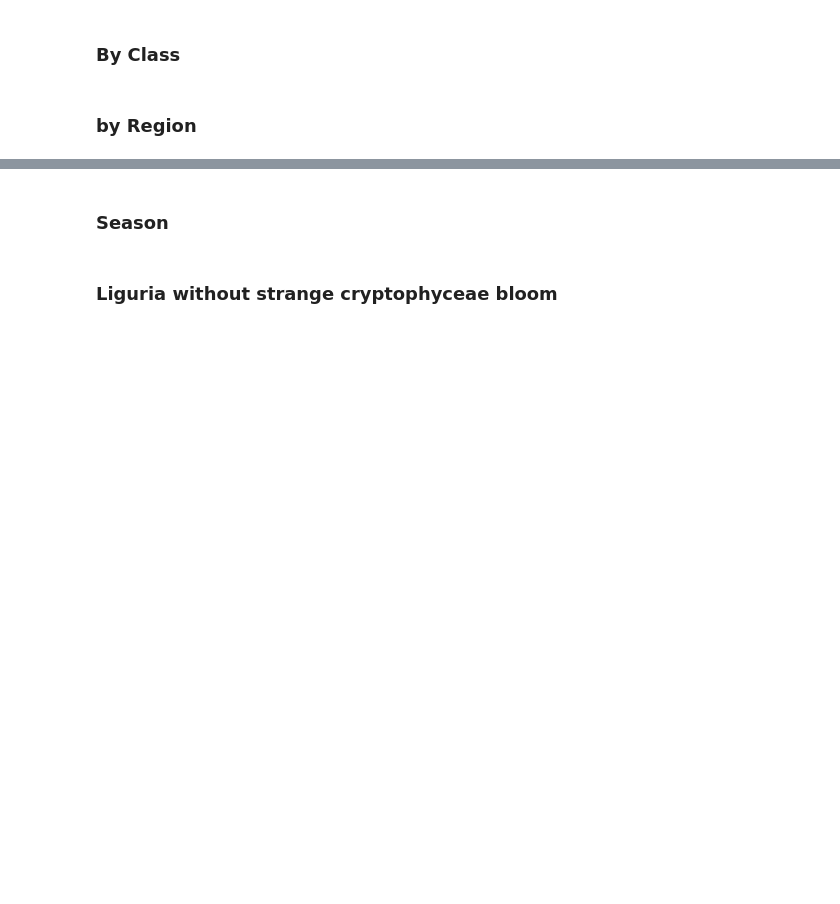
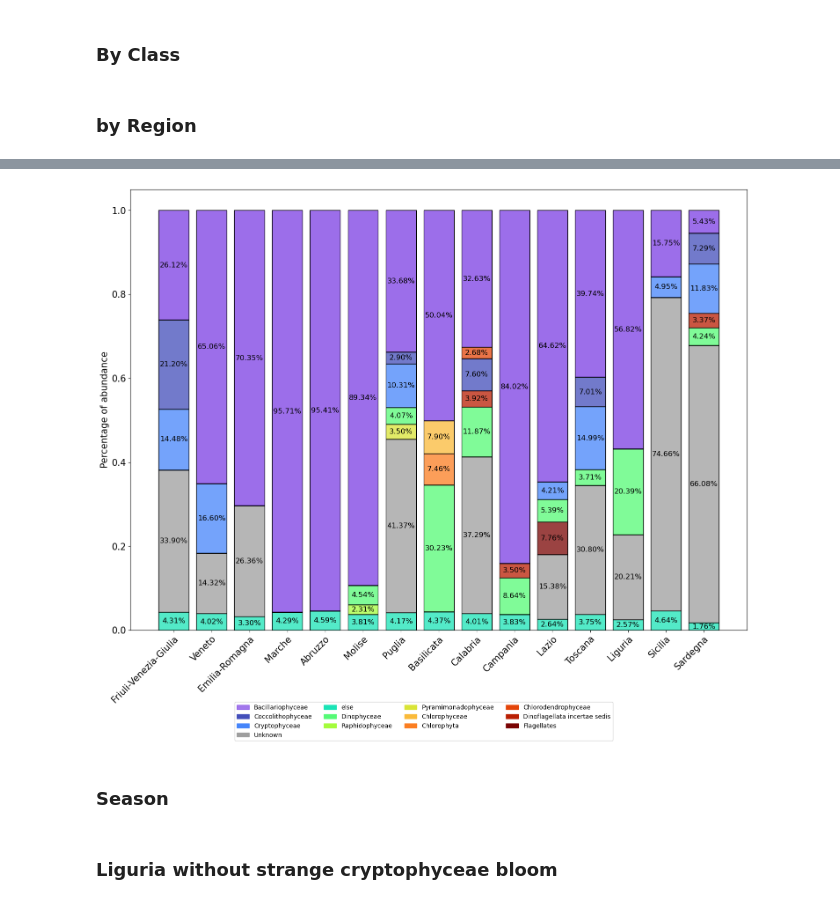
Before and after one commit to Alberto-Ghedin/ISPRA_20152017_Analysis, a Jupyter notebook: Report_abund.ipynb, the cells around one changed output, grey strips where cells are left out. Cells and saved outputs as stored; diff of their text form; code cells hidden in the pictures; blank space fills up the shorter version.

```diff
--- a/Report_abund.ipynb
+++ b/Report_abund.ipynb
@@ -495,3 +480,69 @@ class_abund["Season"] = pd.Categorical(class_abund["Season"], categories = ["Win
+# %%
+fig, ax = plt.subplots(1, 1, figsize=(15, 12)) #5
+
+threshold = 0.95
+df_abund_by_class = pd.DataFrame({
+    "Region" : [],
+    "Class" : [],
+    "Num_cell_l" : []
+})
+for (region, df_region) in phyto_abund_simplified.groupby("Region", observed=True):
+    if region == "Liguria":
+        df_region = df_region.loc[~((df_region["Date"] == "2017-04-30") & (df_region["id"] == "VAD120")), :]
+    df = df_region.loc[:, ["Class", "Taxon", "Num_cell_l"]]
+    df.loc[df["Class"] == "nan", "Class"] = df.loc[df["Class"] == "nan", "Taxon"]
+    df = df[["Class", "Num_cell_l"]].groupby("Class").sum().sort_values("Num_cell_l", ascending = False).reset_index()
+    df["Cumsum_percent"] = df["Num_cell_l"].cumsum() / df["Num_cell_l"].sum()
+    idx = np.sum(df["Cumsum_percent"].to_numpy() < threshold) + 1
+    df.iloc[idx:,0] = "else"
+    df = df.groupby("Class").sum(numeric_only = True).reset_index()
+    df["Region"] = region
+    df_abund_by_class = pd.concat([df_abund_by_class, df])
+
+df_abund_by_class.loc[df_abund_by_class["Class"] == "Other phytoplankton", "Class"] = "Unknown"
+df_abund_by_class["Region"] = pd.Categorical(df_abund_by_class["Region"], ordered=True, categories=ordered_regions)
+all_names = df_abund_by_class["Class"].unique()
+num_colors = all_names.size
+colors = plt.get_cmap("turbo")(np.linspace(0, 1, num_colors))
+color_dict = {name: color for name, color in zip(all_names, colors)}
+color_dict["Bacillariophyceae"] = [123 / 255, 62 / 255, 228 / 255, 0.7]
+color_dict["Unknown"] = [0.62, 0.62, 0.62, 1]
+
+sns.histplot(
+    df_abund_by_class.pivot_table(
+        index="Region", columns="Class", values="Num_cell_l"
+    ).fillna(0).apply(lambda x: x / np.sum(x), axis=1).stack().reset_index().rename(columns={0: "Percentage"}),
+    x='Region',
+    hue='Class',
+    weights='Percentage',
+    multiple='stack',
+    discrete = True,
+    ax=ax,
+    palette=color_dict,
+    legend=False,
+    shrink = 0.8  # Adjust the binwidth to widen the distance between bars
+    )
+
+for p in ax.patches:
+    width, height = p.get_width(), p.get_height()
+    if height == 0:
+        continue
+    x, y = p.get_xy()
+    ax.annotate(f'{height:.2%}', (x + width/2, y + height/2), ha='center', va='center', fontsize=12, color='black')
+
+ax.set_xlabel("")
+ax.set_ylabel("Percentage of abundance", size = 15)
+ax.set_xticks(ax.get_xticks())
+ax.set_xticklabels(ax.get_xticklabels(), rotation = 45, rotation_mode = "anchor", ha = "right", fontsize = 15)
+ax.set_yticks(ax.get_yticks())
+ax.set_yticklabels(ax.get_yticklabels(), fontsize = 15)
+ax.set_ylim(0,1.05)
+handles = [mpatches.Patch(color=color_dict[name], label=name) for name in all_names]
+fig.legend(handles=handles, bbox_to_anchor=(0, -.07, 1, 0.101), loc='center', ncol=4)
+plt.tight_layout()
+plt.savefig(_HOME_ + "/ISPRA_20152017_Analysis/Plots/Abund_levels/Class_contribution_bar_no_lig_bloom.png", bbox_inches='tight')
+# %% [output]
+[figure, added]
 # %% [markdown]
 ### Season
 # %%
```
Also changed, not shown: parts of 4 cells of this notebook, 1 other file.
